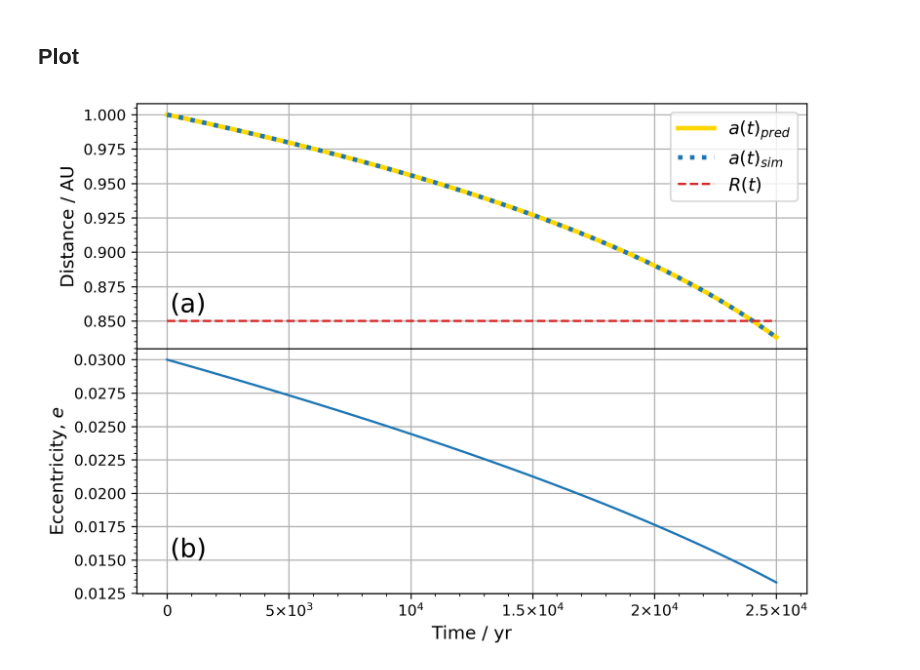
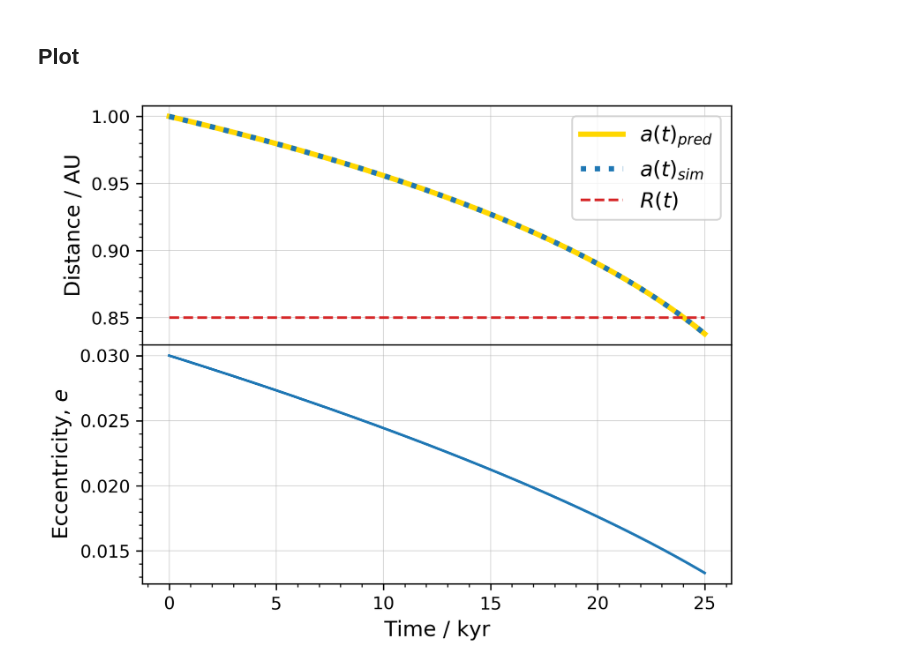
Before and after one commit to sabaronett/REBOUNDxPaper, a Jupyter notebook: fig3.ipynb, the cells around one changed output. Drawn from its saved outputs; the diff is of its cells as text; code cells hidden in the pictures.

```diff
--- a/fig3.ipynb
+++ b/fig3.ipynb
@@ -74,35 +74,28 @@ Wall time: 9.81 s
 # %%
 import matplotlib.pyplot as plt
 import matplotlib.ticker as mticker
 
-f = mticker.ScalarFormatter(useOffset=False, useMathText=True)
-g = lambda x,pos : "${}$".format(f._formatSciNotation('%1.10e' % x))
 props = dict(boxstyle='round', facecolor='wheat', alpha=0.5)
 
-fig, (ax1, ax2) = plt.subplots(nrows=2, ncols=1, sharex=True, figsize=(8, 6), dpi=300)
+fig, (ax1, ax2) = plt.subplots(nrows=2, ncols=1, sharex=True, figsize=(6, 5),
+                               dpi=300)
 fig.subplots_adjust(hspace=0)
 
-ax1.plot(times, apred, lw=3, color='gold', label='$a(t)_{pred}$')
-ax1.plot(times, a, ':', lw=3, color='tab:blue', label='$a(t)_{sim}$')
-ax1.plot(times, R0, '--', color='tab:red', label='$R(t)$')
+ax1.plot(times/1e3, apred, lw=3, color='gold', label='$a(t)_{pred}$')
+ax1.plot(times/1e3, a, ':', lw=3, color='tab:blue', label='$a(t)_{sim}$')
+ax1.plot(times/1e3, R0, '--', color='tab:red', label='$R(t)$')
 ax1.set_ylabel('Distance / AU', fontsize='large')
 ax1.legend(fontsize='large', loc='best')
 ax1.yaxis.set_minor_locator(mticker.AutoMinorLocator())
-ax1.text(0.05, 0.23, '(a)', transform=ax1.transAxes, fontsize='xx-large',
-        verticalalignment='top')
-ax1.grid()
+ax1.grid(lw=.5, alpha=.5)
 
-ax2.set_xlabel('Time / yr', fontsize='large')
-ax2.ticklabel_format(axis='x', style='sci', scilimits=(0,0))
+ax2.set_xlabel('Time / kyr', fontsize='large')
 ax2.xaxis.set_minor_locator(mticker.AutoMinorLocator())
 ax2.set_ylabel('Eccentricity, $e$', fontsize='large')
 ax2.yaxis.set_minor_locator(mticker.AutoMinorLocator())
-ax2.plot(times, e)
-ax2.text(0.05, 0.23, '(b)', transform=ax2.transAxes, fontsize='xx-large',
-        verticalalignment='top')
-ax2.grid()
+ax2.plot(times/1e3, e)
+ax2.grid(lw=.5, alpha=.5)
 
-plt.gca().xaxis.set_major_formatter(mticker.FuncFormatter(g))
 plt.savefig('img/fig3.png')
 # %% [output]
-[figure, old version]
+[figure, new version]
```
Also changed, not shown: parts of 2 cells of this notebook, 5 other files.
